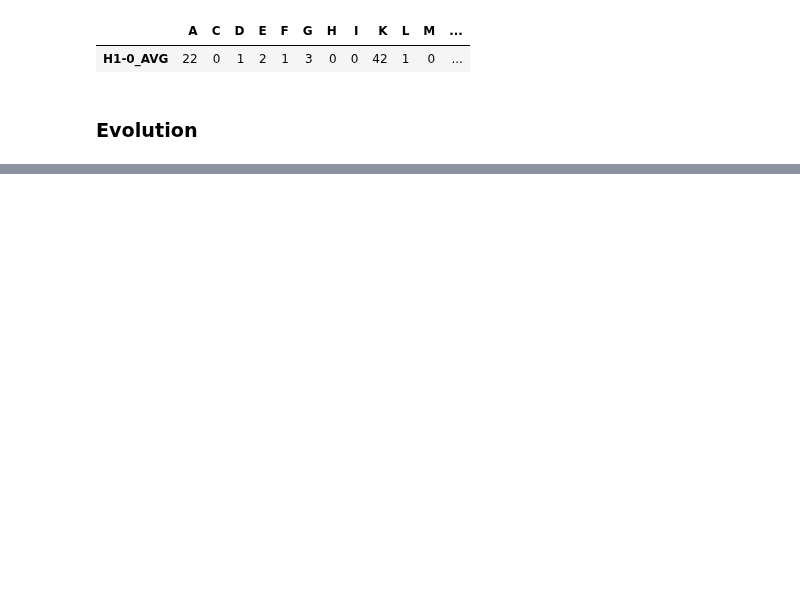
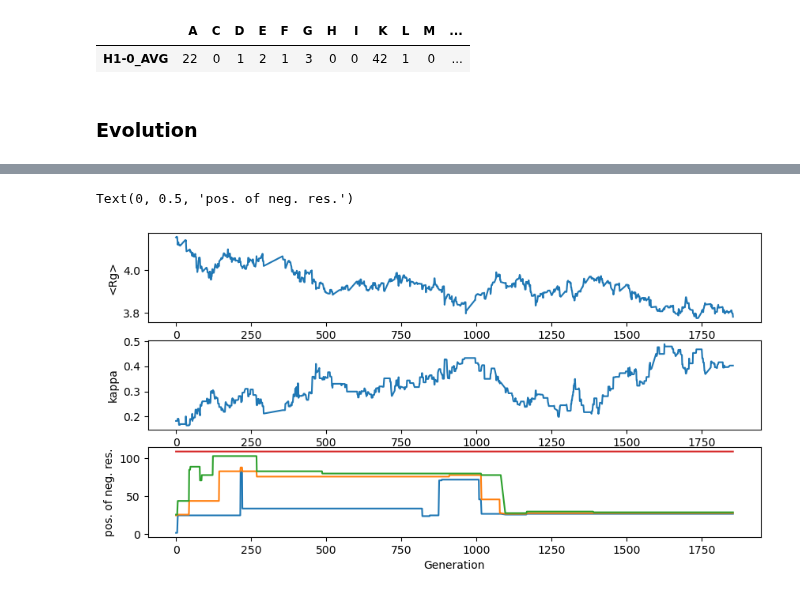
Before and after one commit to frederikespersen/OrthoIDP, a Jupyter notebook: exp/idpevo_h1-0/idpevo_h1-0.ipynb, the cells around one changed output, grey strips where cells are left out. Cells and saved outputs as stored; diff of their text form; code cells hidden in the pictures; blank space fills up the shorter version.

```diff
--- a/exp/idpevo_h1-0/idpevo_h1-0.ipynb
+++ b/exp/idpevo_h1-0/idpevo_h1-0.ipynb
@@ -119,0 +124,3 @@ plt.ylim(3.8,4.4)
+# %%
+cider = analyse_utils.cider_parameters(minevo[minevo.mc].apply(lambda row: ''.join(row.fasta), axis=1))
+cider
@@ -119,0 +141,22 @@ plt.ylim(3.8,4.4)
+# %%
+neg = minevo[minevo.mc].apply(lambda row: [i+1 for i, aa in enumerate(row.fasta) if aa in ['D', 'E'] or i+1 == len(seq)], axis=1)
+# %%
+fig, axes = plt.subplots(3,1, figsize=(10,5))
+
+axes[0].plot(minevo[minevo.mc].obs)
+axes[0].set_xlabel("Generation")
+axes[0].set_ylabel("<Rg>")
+
+axes[1].plot(cider.kappa)
+axes[1].set_xlabel("Generation")
+axes[1].set_ylabel("kappa")
+
+axes[2].plot(neg.explode()[0::4])
+axes[2].plot(neg.explode()[1::4])
+axes[2].plot(neg.explode()[2::4])
+axes[2].plot(neg.explode()[3::4])
+axes[2].set_xlabel("Generation")
+axes[2].set_ylabel("pos. of neg. res.")
+# %% [output]
+Text(0, 0.5, 'pos. of neg. res.')
+[figure, added]
```
Also changed, not shown: parts of 13 cells of this notebook.
